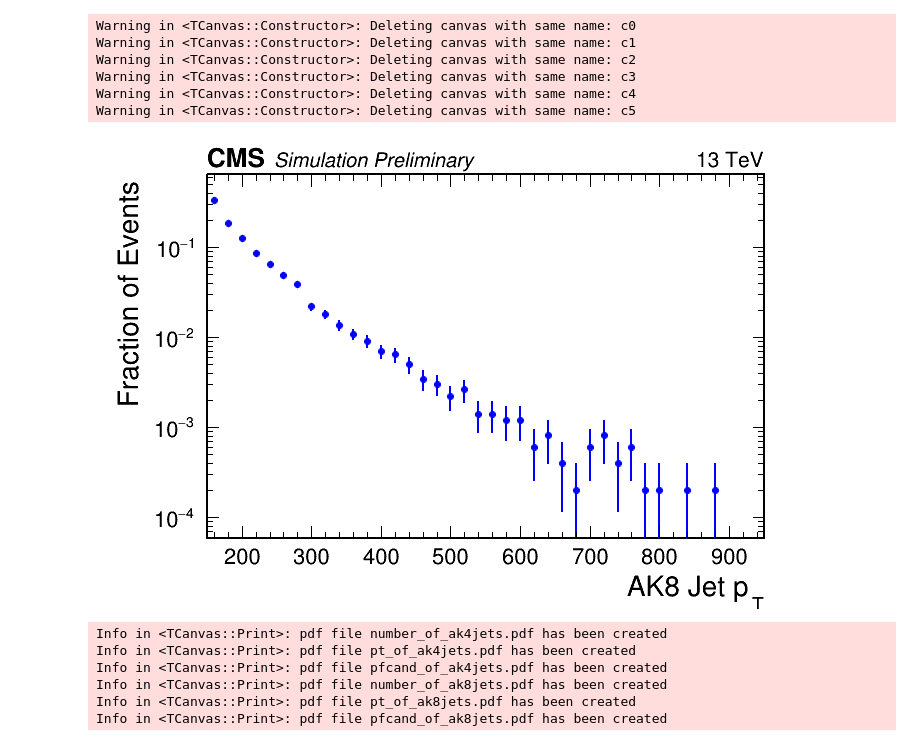
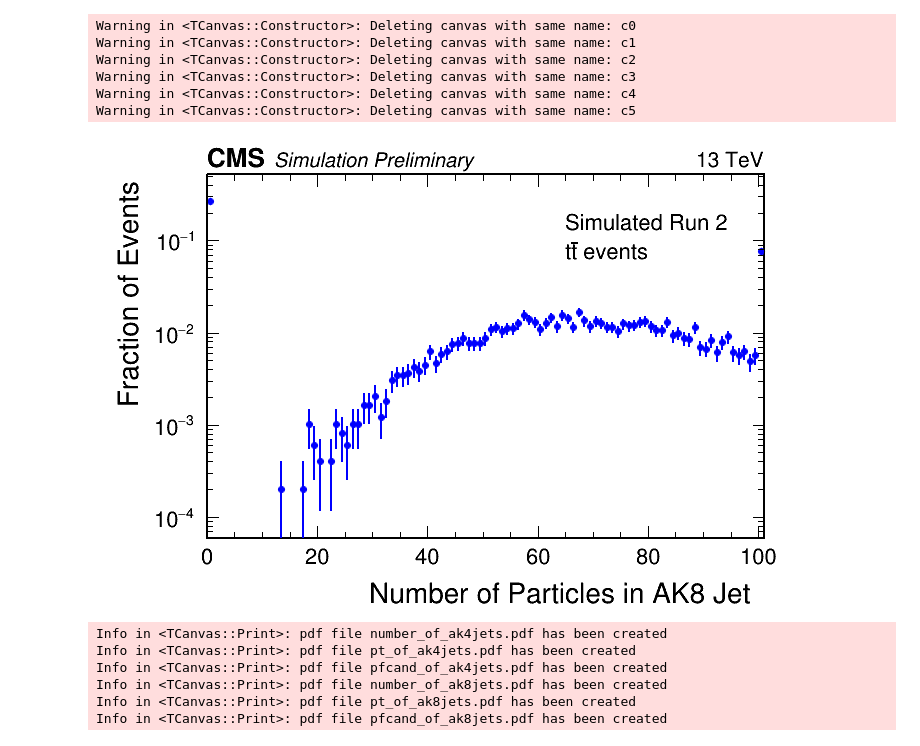
Before and after one commit to yongbinfeng/SONIC_miniAOD_paper_2022, a Jupyter notebook: JetContent_plotter_forMiniAODPaper.ipynb, the cells around one changed output. Cells and saved outputs as stored; diff of their text form; code cells hidden in the pictures.

Commit message:
adding text to jet content plots

```diff
--- a/JetContent_plotter_forMiniAODPaper.ipynb
+++ b/JetContent_plotter_forMiniAODPaper.ipynb
@@ -242,6 +242,8 @@ canvases = []
 plots = [njet2, ptjet2, pfCandjet2, njetfat2, ptjetfat2, pfCandjetfat2]
 xaxisnames = ['Number of AK4 Jets', 'AK4 Jet p_{T}', 'Number of Particles in AK4 Jet', 'Number of AK8 Jets', 'AK8 Jet p_{T}', 'Number of Particles in AK8 Jet']
 setlog = [0, 1, 1, 0, 1, 1]
+textxs = [40,275,34,3.7,650,65]
+textys = [0.12,0.1,0.1,0.55,0.1,0.1]
 
 for c in range(6):
     canvases.append(rt.TCanvas("c"+str(c),"c"+str(c),50,50,W,H))
@@ -263,6 +265,8 @@ for c in range(6):
     if(setlog[c]):
         canvases[-1].SetLogy()
     CMS_lumi.CMS_lumi( canvases[-1], 0, iPos )
+    text = rt.TLatex(textxs[c],textys[c],"#splitline{Simulated Run 2}{t#bar{t} events}");
+    text.DrawClone()
 # %% [output]
 13 TeV
 13 TeV
@@ -284,9 +288,9 @@ Warning in <TCanvas::Constructor>: Deleting canvas with same name: c5
 # %%
 #CMS_lumi.CMS_lumi( canvas, 0, iPos )
 # %%
-canvases[4].Draw()
+canvases[5].Draw()
 # %% [output]
-[figure, old version]
+[figure, new version]
 # %%
 #folder = 'plots_for_DPS/'
 folder = ''
```
Also changed, not shown: parts of 1 cell of this notebook.
